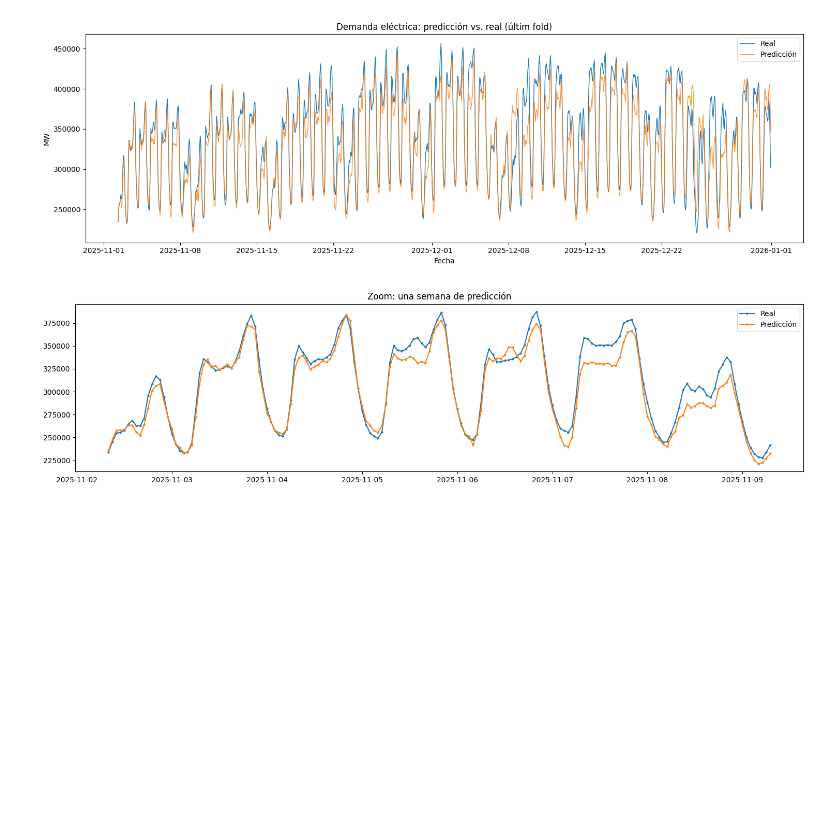
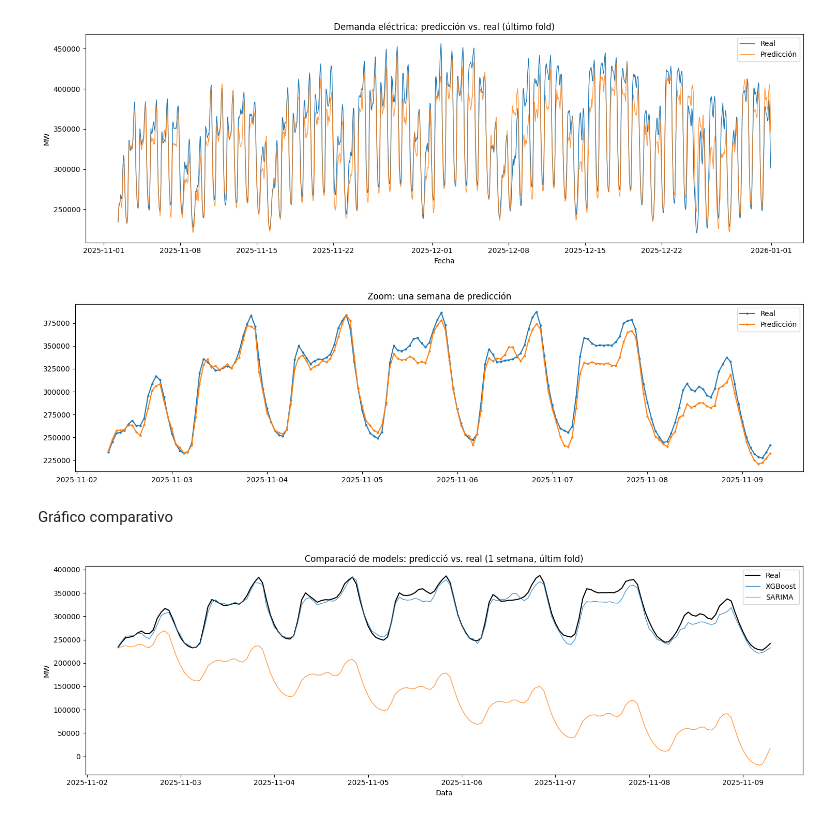
Before and after one commit to davidfm7/energy-demand-forecast, a Jupyter notebook: notebooks/02_modeling.ipynb, the cells around one changed output. Saved outputs shown, nothing was run; the diff lists cells and outputs as text; code cells hidden in the pictures; blank space fills up the shorter version.

```diff
--- a/notebooks/02_modeling.ipynb
+++ b/notebooks/02_modeling.ipynb
@@ -94,6 +174,9 @@ for fold, (train_idx, test_idx) in enumerate(tscv.split(X)):
     results.append({'fold': fold+1, 'MAPE': mape, 'RMSE': rmse})
     print(f"Fold {fold+1}: MAPE={mape:.2f}%, RMSE={rmse:.0f}")
 
+preds_xgb_final = preds.copy()
+y_test_xgb_final = y_test.copy()
+
 results_df = pd.DataFrame(results)
 print(f"\nMAPE medio: {results_df['MAPE'].mean():.2f}%")
 print(f"RMSE medio: {results_df['RMSE'].mean():.0f}")
@@ -143,3 +226,21 @@ plt.savefig('../outputs/prediction_zoom_week.png', dpi=150)
 plt.show()
 # %% [output]
 [figure]
+# %% [markdown]
+Gráfico comparativo
+# %%
+zoom_idx = y_test_sarima_final.index  # la setmana de SARIMA
+
+plt.figure(figsize=(15, 5))
+plt.plot(zoom_idx, y_test_xgb_final.loc[zoom_idx], label='Real', linewidth=1.5, color='black')
+plt.plot(zoom_idx, preds_xgb_final[:len(zoom_idx)], label='XGBoost', linewidth=1, alpha=0.8)
+plt.plot(zoom_idx, preds_sarima_final, label='SARIMA', linewidth=1, alpha=0.8)
+plt.title('Comparació de models: predicció vs. real (1 setmana, últim fold)')
+plt.xlabel('Data')
+plt.ylabel('MW')
+plt.legend()
+plt.tight_layout()
+plt.savefig('../outputs/comparison_xgb_sarima.png', dpi=150)
+plt.show()
+# %% [output]
+[figure, added]
```
Also changed, not shown: parts of 4 cells of this notebook, 5 other files.
